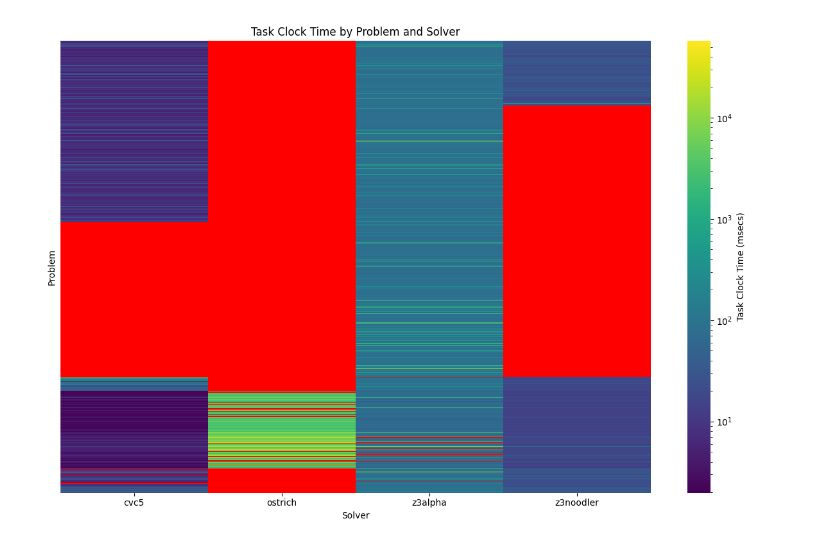
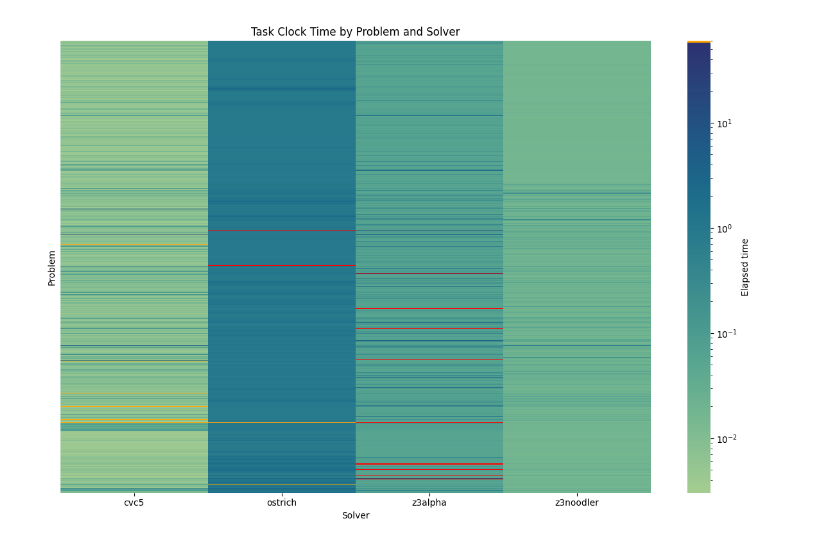
Before and after one commit to DarkVanityOfLight/smt2-string-benchmarks, a Jupyter notebook: analyzer.ipynb, the cells around one changed output. Cells and saved outputs as stored; diff of their text form; code cells hidden in the pictures.

Commit message:
feat: new runner, new data, new everything

```diff
--- a/analyzer.ipynb
+++ b/analyzer.ipynb
@@ -31,29 +32,42 @@ df
 # %%
-pivot_df = df.pivot(index='problem', columns='solver', values='task-clock:u')
+pivot_df = df.pivot(index='problem', columns='solver', values='elapsed')
 # %%
 %matplotlib widget
-cmap = sns.color_palette("viridis", as_cmap=True)
-cmap = cmap.copy()
-cmap.set_bad(color="red")
+# Original colormap
+base_cmap = sns.color_palette("crest", as_cmap=True)
+
+# Create a new colormap by interpolating the original and adding a color for values above 60
+colors = base_cmap(np.linspace(0, 1, 256))  # Get the original colors
+custom_colors = np.vstack([colors, [1, 0.65, 0, 1]])
+custom_cmap = ListedColormap(custom_colors)
+custom_cmap.set_bad(color="red")
+
+# LogNorm setup with a custom colormap boundary for 60
+log_norm = LogNorm()
+
+# Mask values above 60 to apply the custom color
+#masked_data = np.where(pivot_df > 60, 60, pivot_df)
+pivot_df = pivot_df.clip(upper=60)
 
 plt.figure(figsize=(12, 8))
 sns.heatmap(
     pivot_df,
     annot=False,
     fmt=".2f",
-    cbar_kws={'label': 'Task Clock Time (msecs)'},
-    cmap = cmap,
-    norm = LogNorm()
+    cbar_kws={'label': 'Elapsed time'},
+    cmap=custom_cmap,
+    norm=log_norm,
 )
 
 # Title and labels
 plt.title('Task Clock Time by Problem and Solver')
 plt.xlabel('Solver')
 plt.ylabel('Problem')
 
 plt.yticks([])
+plt.xticks()
 
-# Adjust layout to fit the plot
+
 plt.tight_layout()
 # %% [output]
-[figure, old version]
+[figure, new version]
```
Also changed, not shown: parts of 10 cells of this notebook, 5 other files.
